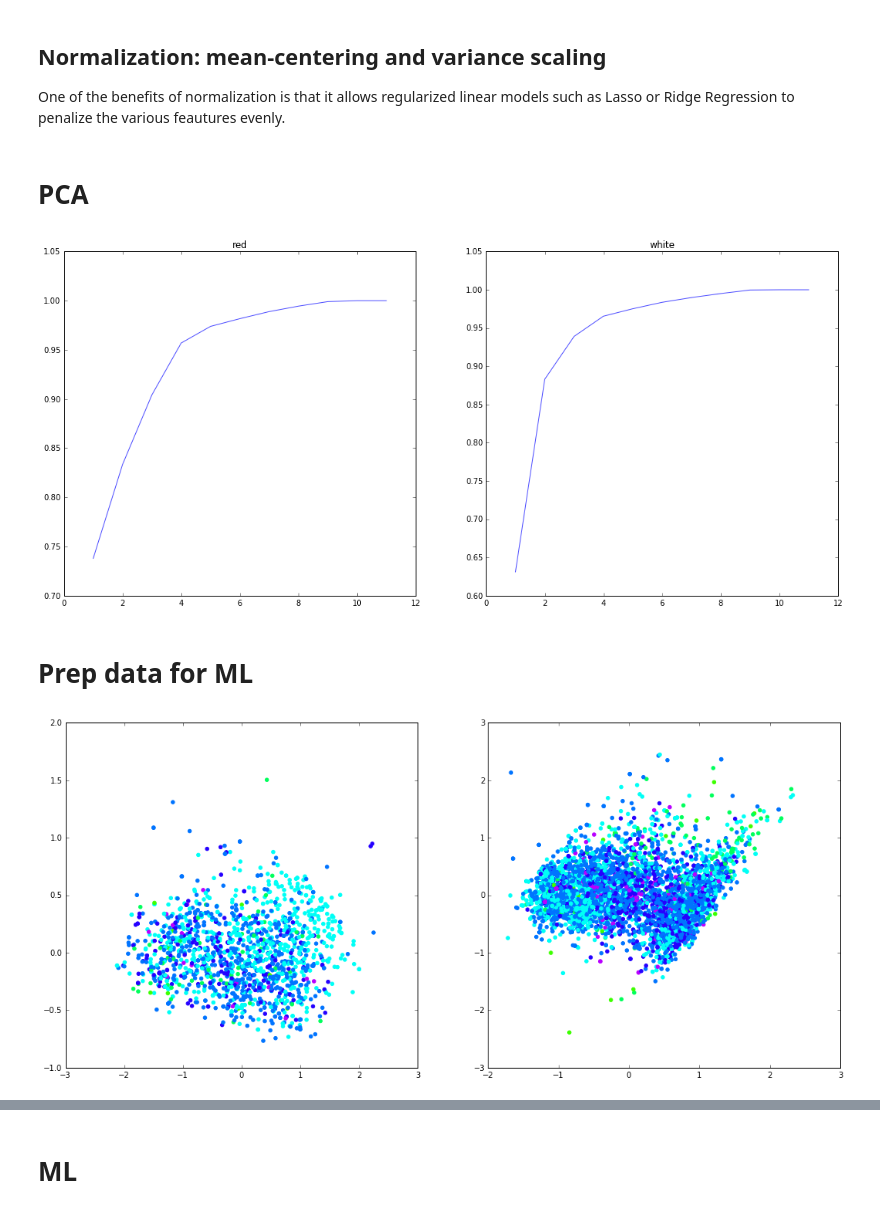
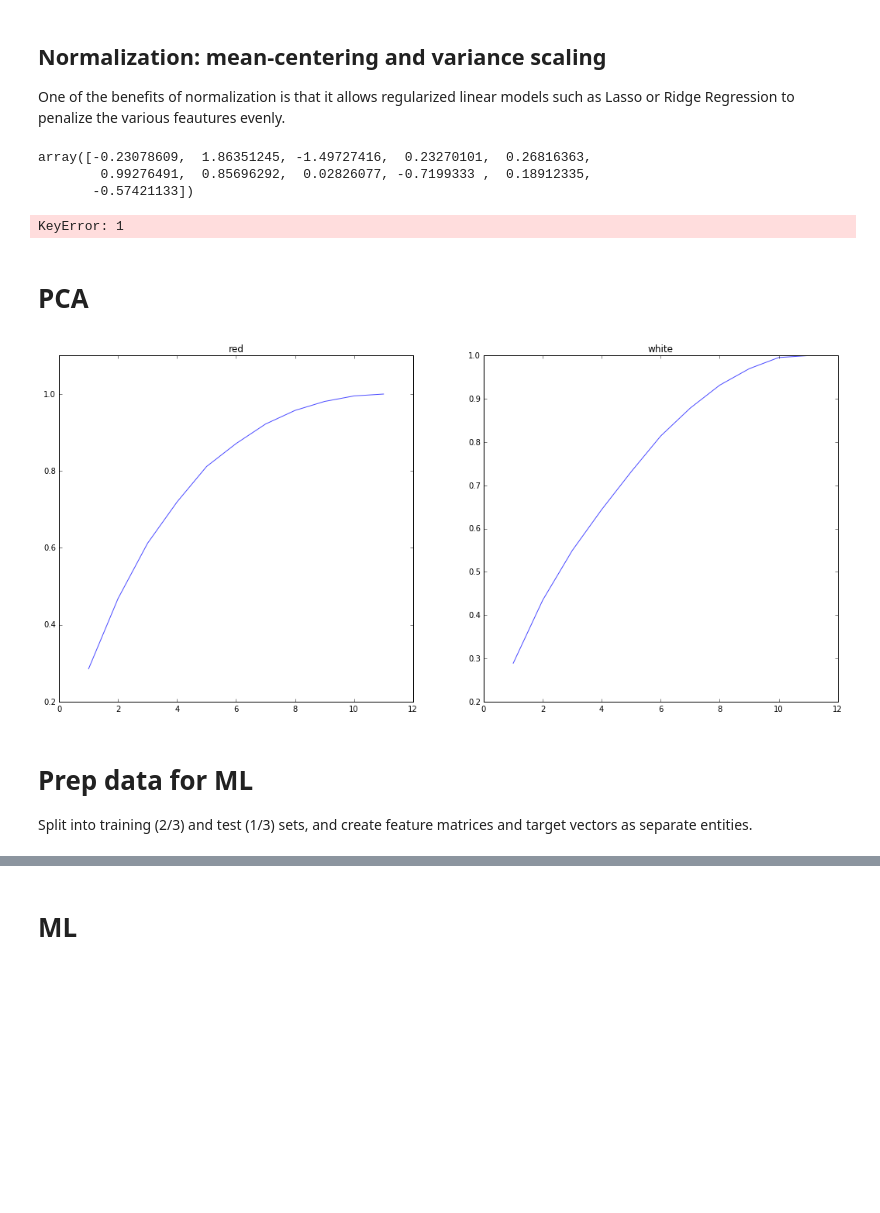
Before and after one commit to albertwildeman/Vinho_Verde, a Jupyter notebook: WineQuality.ipynb, the cells around one changed output, grey strips where cells are left out. Cells and saved outputs as stored; diff of their text form; code cells hidden in the pictures; blank space fills up the shorter version.

```diff
--- a/WineQuality.ipynb
+++ b/WineQuality.ipynb
@@ -118,30 +119,45 @@ for df in dfs:
 ## Normalization: mean-centering and variance scaling
 One of the benefits of normalization is that it allows regularized linear models such as Lasso or Ridge Regression to penalize the various feautures evenly.
 # %%
-for df in dfs:
-    # Scale the features
-    scaler_feats = preprocessing.StandardScaler()
-    scaler_feats.fit(df[feats],axis=1)
-    df_ready = scaler_feats.transform(df.[feats])
+#dfs_scaled = [None]*n_clrs
+#for df in dfs:
+#    # Scale the features
+#    scaler_feats = preprocessing.StandardScaler()
+#    #scaler_feats.fit(df[feats],axis=1)
+#    dfs_scaled[] = scaler_feats.fit_transform(df.drop('quality', axis=1))
+
+dfs_scaled = [scaler_feats.fit_transform(df.drop('quality', axis=1)) for df in dfs]
+# %%
+dfs_scaled[0][1]
+# %% [output]
+array([-0.23078609,  1.86351245, -1.49727416,  0.23270101,  0.26816363,
+        0.99276491,  0.85696292,  0.02826077, -0.7199333 ,  0.18912335,
+       -0.57421133])
+# %%
+display(dfs[0][1].mean())
+display(dfs_scaled[0][1].mean())
+# %% [output]
+KeyError: 1
 # %% [markdown]
 # PCA
 # %%
 PCA = [None]*n_clrs
 fig = plt.figure(figsize=(18,8))
 
-for i_clr, df in enumerate(dfs):
+for i_clr, df in enumerate(dfs_scaled):
     PCA[i_clr] = decomposition.PCA()
-    PCA[i_clr].fit(df.drop('quality', axis=1))
+    PCA[i_clr].fit(df)
     # Generate plot to display # of variance explained vs. # of principal components
     ax = plt.subplot2grid((1,2),(0,i_clr))
     plt.plot(np.arange(1,n_feats+1),
-             pca_full[i_clr].explained_variance_ratio_.cumsum(), color='blue', alpha=0.7)
+             PCA[i_clr].explained_variance_ratio_.cumsum(), color='blue', alpha=0.7)
     plt.title(clrs[i_clr])
 # %% [output]
-[figure, old version]
+[figure, new version]
 # %%
 #Go with 4 PCs in both cases (lowest number to exceed 95% variance explained).
 n_PC = 4
-# %% [markdown]
-# Prep data for ML
+# %% [markdown]
+# Prep data for ML
+Split into training (2/3) and test (1/3) sets, and create feature matrices and target vectors as separate entities.
 # %%
@@ -156,11 +180,0 @@ y = [df.quality for df in dfs]
-# %%
-fig = plt.figure(figsize=(18,8))
-#quality_colors =
-for i_clr in range(n_clrs):
-    ax = plt.subplot2grid((1,2),(0,i_clr))
-
-    colors = y[i_clr]/10.
-
-    plt.scatter(X[i_clr][:,0], X[i_clr][:,1], color = matplotlib.cm.hsv(colors))
-# %% [output]
-[figure, removed]
```
Also changed, not shown: parts of 17 cells of this notebook, 1 other file.
